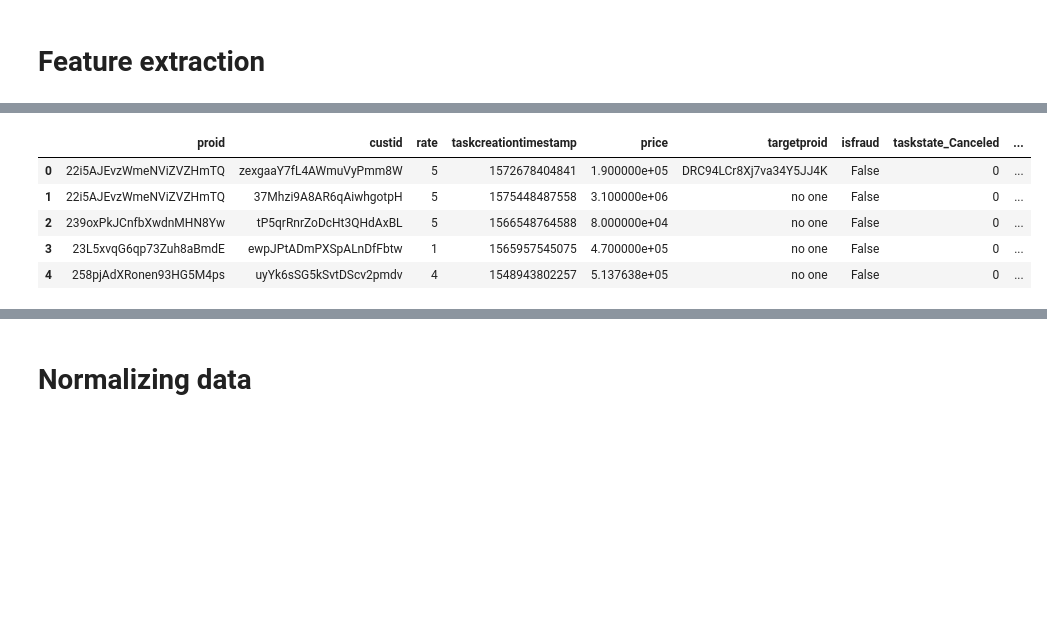
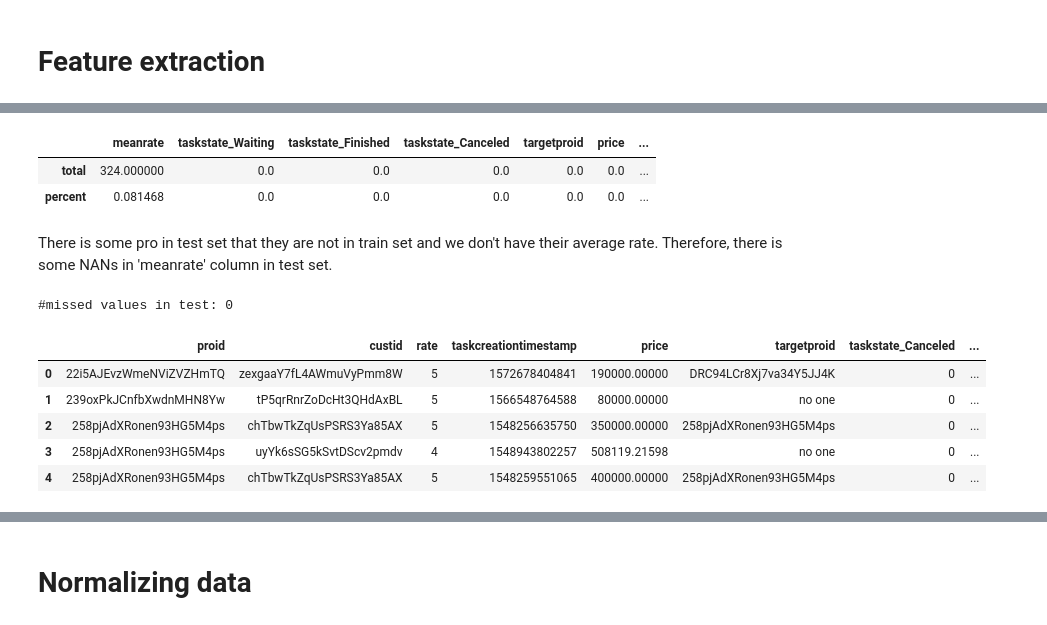
Before and after one commit to shivaZeymaran/Fraud-Detection, a Jupyter notebook: Fraud_Detection.ipynb, the cells around one changed output, grey strips where cells are left out. Saved outputs shown, nothing was run; the diff lists cells and outputs as text; code cells hidden in the pictures; blank space fills up the shorter version.

```diff
--- a/Fraud_Detection.ipynb
+++ b/Fraud_Detection.ipynb
@@ -104,0 +93,11 @@ df.head(10)
+# %%
+# Split-out validation dataset
+X = df[list(df.columns)]
+X.drop(['isfraud'], axis=1, inplace=True)
+y = df['isfraud']
+X_train, X_test, y_train, y_test = train_test_split(X, y, test_size=0.16, random_state=7)
+# describes info about train and test set
+print("X_train dataset: ", X_train.shape)
+print("y_train dataset: ", y_train.shape)
+print("X_test dataset: ", X_test.shape)
+print("y_test dataset: ", y_test.shape)
@@ -122,8 +138,13 @@ missing_data.T
 # %%
-# fill NAN prices with mean value
-df['price'].fillna(np.nanmean(df['price']), inplace = True)
+# fill NAN prices in test and train sets with mean value of train set
+X_train['price'].fillna(np.nanmean(X_train['price']), inplace = True)
+X_test['price'].fillna(np.nanmean(X_train['price']), inplace = True)
+
 # fill NAN targetproid with mean value
-df['targetproid'].fillna('no one', inplace = True)
-# Total number of empty cells in dataset
-df.isnull().sum().sum()
+X_train['targetproid'].fillna('no one', inplace = True)
+X_test['targetproid'].fillna('no one', inplace = True)
+
+# check the result of filling missing values
+print('#missed values in train:', X_train.isnull().sum().sum())
+print('#missed values in test:', X_test.isnull().sum().sum())
 # %% [output]
@@ -143,7 +169,7 @@ missing_data.T
 # %%
 # extract some with rate feature
-new_df = df[['proid', 'rate']].groupby('proid').mean()
-new_df = new_df.rename(columns={'rate':'meanrate'})
-df = pd.merge(df, new_df, how='right', on='proid')
-df.head(10)
+new_train = X_train[['proid', 'rate']].groupby('proid').mean()
+new_train = new_train.rename(columns={'rate':'meanrate'})
+X_train = pd.merge(X_train, new_train, how='right', on='proid')
+X_train.head(10)
 # %% [output]
@@ -161,11 +203,32 @@ df.head(10)
+# %%
+# Display total number of missing values for each column in test set
+total = X_test.isnull().sum().sort_values(ascending=False)
+percent = (X_test.isnull().sum() / X_test.isnull().count()).sort_values(ascending=False)
+missing_data = pd.concat([total, percent], axis=1, keys=['total', 'percent'])
+missing_data.T
+# %% [output]
+|  | meanrate | taskstate_Waiting | taskstate_Finished | taskstate_Canceled | targetproid | price | ... |
+| total | 324.000000 | 0.0 | 0.0 | 0.0 | 0.0 | 0.0 | ... |
+| percent | 0.081468 | 0.0 | 0.0 | 0.0 | 0.0 | 0.0 | ... |
+# %% [markdown]
+There is some pro in test set that they are not in train set and we don't have their average rate. Therefore, there is some NANs in 'meanrate' column in test set.
+# %%
+# handle NANs in meanrate column for test set
+# It's reasonable to fill them with zero because these people didn't do any work before
+X_test['meanrate'].fillna(0, inplace = True)
+
+# check the result of filling missing values
+print('#missed values in test:', X_test.isnull().sum().sum())
+# %% [output]
+#missed values in test: 0
 # %%
-# get the difference of each rate with the mean rate of each pro
-df['diffmeanrate'] = df['rate'] - df['meanrate']
-df.head(5)
+# get the difference of each rate with the mean rate of each pro in train set
+X_train['diffmeanrate'] = X_train['rate'] - X_train['meanrate']
+X_train.head(5)
 # %% [output]
-|  | proid | custid | rate | taskcreationtimestamp | price | targetproid | isfraud | taskstate_Canceled | ... |
-| 0 | 22i5AJEvzWmeNViZVZHmTQ | zexgaaY7fL4AWmuVyPmm8W | 5 | 1572678404841 | 1.900000e+05 | DRC94LCr8Xj7va34Y5JJ4K | False | 0 | ... |
-| 1 | 22i5AJEvzWmeNViZVZHmTQ | 37Mhzi9A8AR6qAiwhgotpH | 5 | 1575448487558 | 3.100000e+06 | no one | False | 0 | ... |
-| 2 | 239oxPkJCnfbXwdnMHN8Yw | tP5qrRnrZoDcHt3QHdAxBL | 5 | 1566548764588 | 8.000000e+04 | no one | False | 0 | ... |
-| 3 | 23L5xvqG6qp73Zuh8aBmdE | ewpJPtADmPXSpALnDfFbtw | 1 | 1565957545075 | 4.700000e+05 | no one | False | 0 | ... |
-| 4 | 258pjAdXRonen93HG5M4ps | uyYk6sSG5kSvtDScv2pmdv | 4 | 1548943802257 | 5.137638e+05 | no one | False | 0 | ... |
+|  | proid | custid | rate | taskcreationtimestamp | price | targetproid | taskstate_Canceled | ... |
+| 0 | 22i5AJEvzWmeNViZVZHmTQ | zexgaaY7fL4AWmuVyPmm8W | 5 | 1572678404841 | 190000.00000 | DRC94LCr8Xj7va34Y5JJ4K | 0 | ... |
+| 1 | 239oxPkJCnfbXwdnMHN8Yw | tP5qrRnrZoDcHt3QHdAxBL | 5 | 1566548764588 | 80000.00000 | no one | 0 | ... |
+| 2 | 258pjAdXRonen93HG5M4ps | chTbwTkZqUsPSRS3Ya85AX | 5 | 1548256635750 | 350000.00000 | 258pjAdXRonen93HG5M4ps | 0 | ... |
+| 3 | 258pjAdXRonen93HG5M4ps | uyYk6sSG5kSvtDScv2pmdv | 4 | 1548943802257 | 508119.21598 | no one | 0 | ... |
+| 4 | 258pjAdXRonen93HG5M4ps | chTbwTkZqUsPSRS3Ya85AX | 5 | 1548259551065 | 400000.00000 | 258pjAdXRonen93HG5M4ps | 0 | ... |
```
Also changed, not shown: parts of 48 cells of this notebook.
